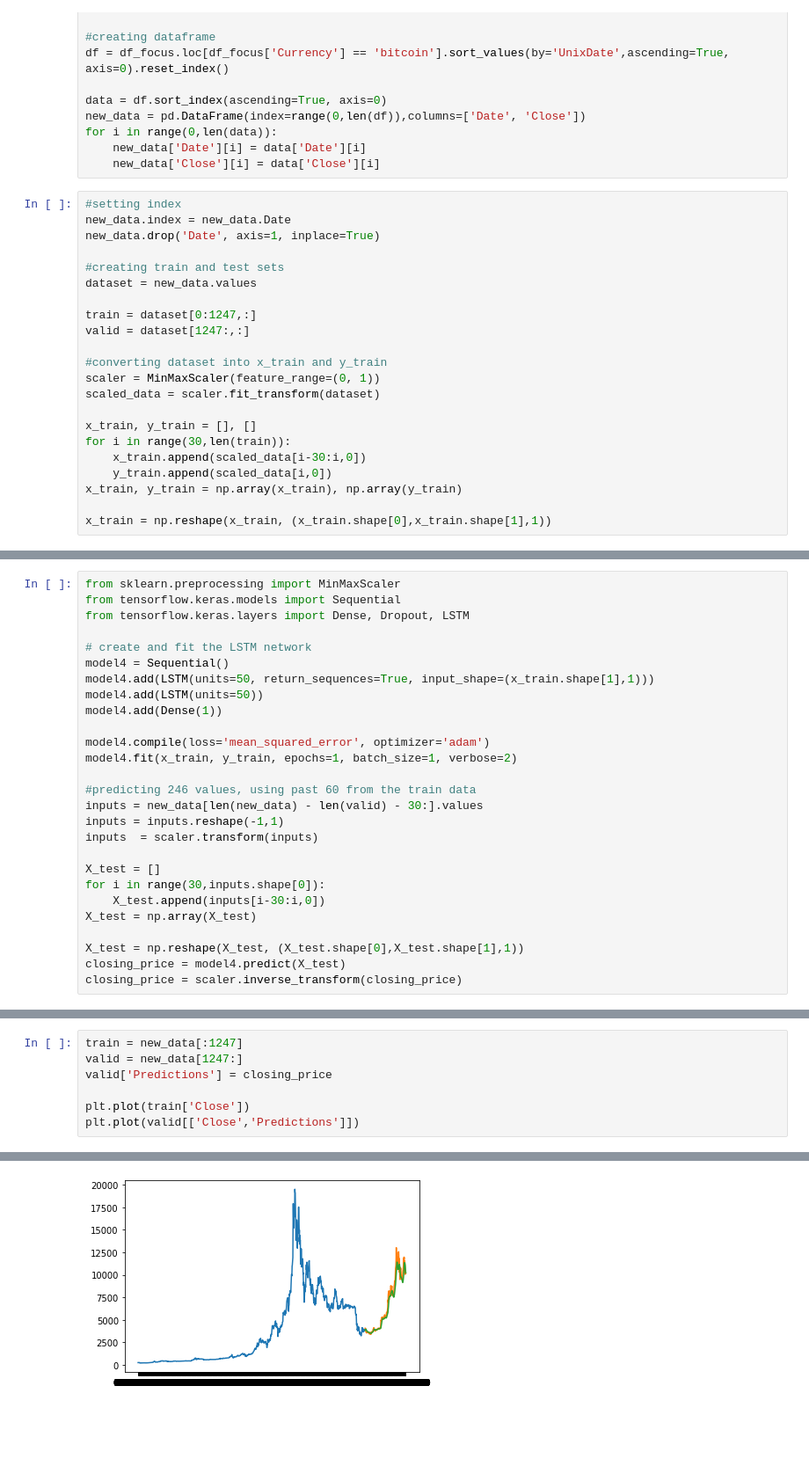
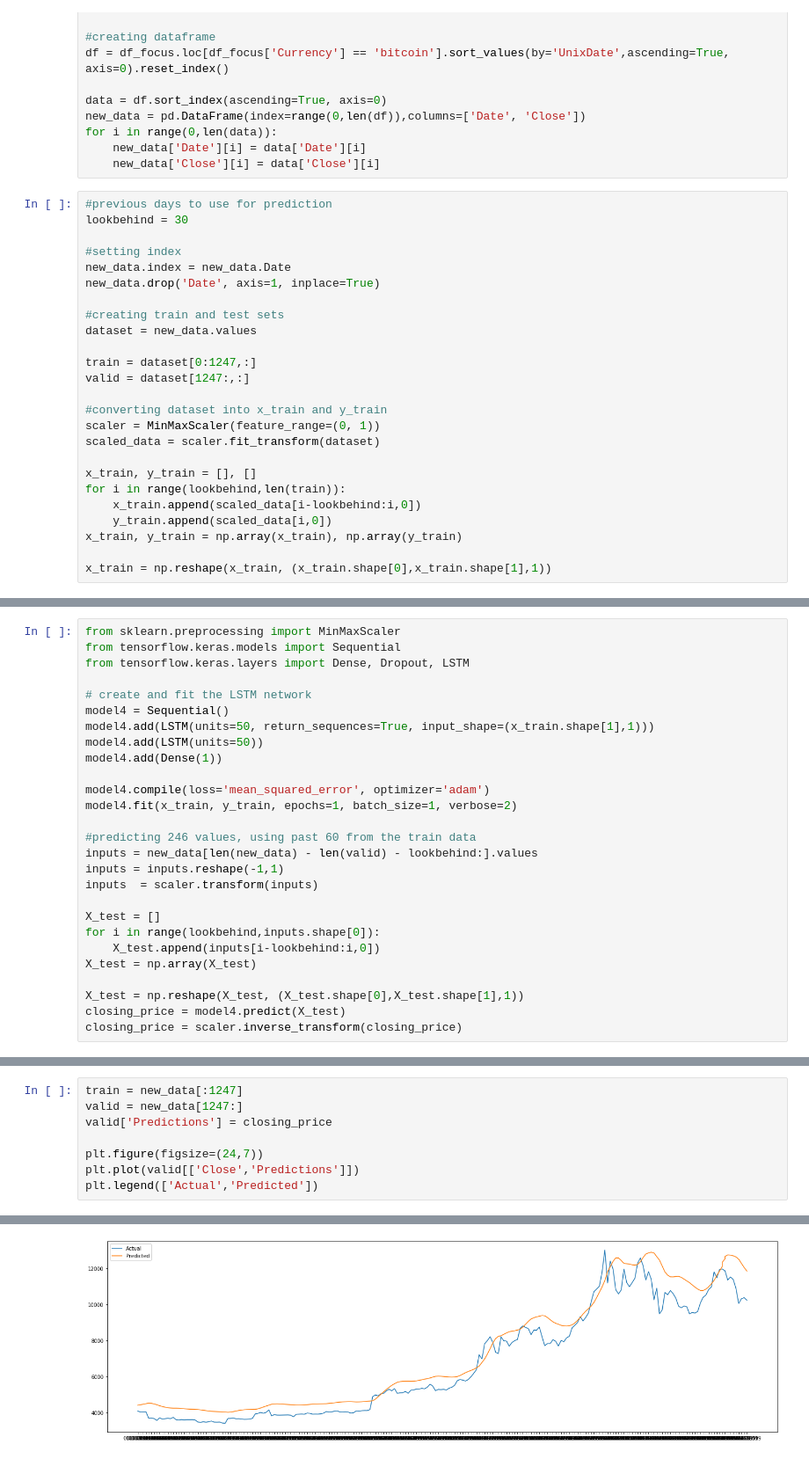
Before and after one commit to ericwaxler/CCC, a Jupyter notebook: LSTM.ipynb, the cells around one changed output, grey strips where cells are left out. Shown: that part at 88% size. Cells and saved outputs as stored; diff of their text form; blank space fills up the shorter version.

```diff
--- a/LSTM.ipynb
+++ b/LSTM.ipynb
@@ -275,6 +283,9 @@ for i in range(0,len(data)):
     new_data['Date'][i] = data['Date'][i]
     new_data['Close'][i] = data['Close'][i]
 # %%
+#previous days to use for prediction
+lookbehind = 30
+
 #setting index
 new_data.index = new_data.Date
 new_data.drop('Date', axis=1, inplace=True)
@@ -290,8 +301,8 @@ scaler = MinMaxScaler(feature_range=(0, 1))
 scaled_data = scaler.fit_transform(dataset)
 
 x_train, y_train = [], []
-for i in range(30,len(train)):
-    x_train.append(scaled_data[i-30:i,0])
+for i in range(lookbehind,len(train)):
+    x_train.append(scaled_data[i-lookbehind:i,0])
     y_train.append(scaled_data[i,0])
 x_train, y_train = np.array(x_train), np.array(y_train)
 
@@ -316,13 +322,13 @@ model4.compile(loss='mean_squared_error', optimizer='adam')
 model4.fit(x_train, y_train, epochs=1, batch_size=1, verbose=2)
 
 #predicting 246 values, using past 60 from the train data
-inputs = new_data[len(new_data) - len(valid) - 30:].values
+inputs = new_data[len(new_data) - len(valid) - lookbehind:].values
 inputs = inputs.reshape(-1,1)
 inputs  = scaler.transform(inputs)
 
 X_test = []
-for i in range(30,inputs.shape[0]):
-    X_test.append(inputs[i-30:i,0])
+for i in range(lookbehind,inputs.shape[0]):
+    X_test.append(inputs[i-lookbehind:i,0])
 X_test = np.array(X_test)
 
 X_test = np.reshape(X_test, (X_test.shape[0],X_test.shape[1],1))
@@ -341,8 +347,9 @@ train = new_data[:1247]
 valid = new_data[1247:]
 valid['Predictions'] = closing_price
 
-plt.plot(train['Close'])
+plt.figure(figsize=(24,7))
 plt.plot(valid[['Close','Predictions']])
+plt.legend(['Actual','Predicted'])
 # %% [output]
 A value is trying to be set on a copy of a slice from a DataFrame.
 Try using .loc[row_indexer,col_indexer] = value instead
@@ -354 +360 @@ See the caveats in the documentation: http://pandas.pydata.org/pandas-docs/stabl
-[figure, old version]
+[figure, new version]
```
Also changed, not shown: parts of 12 cells of this notebook, 5 other files.
